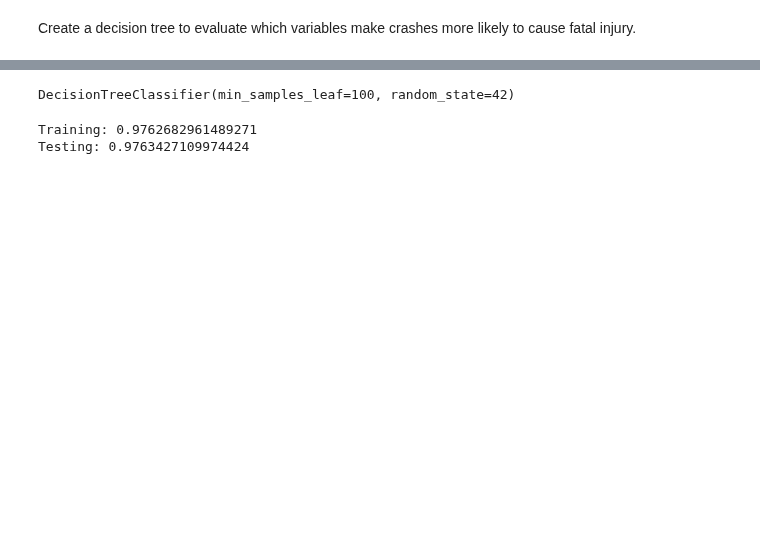
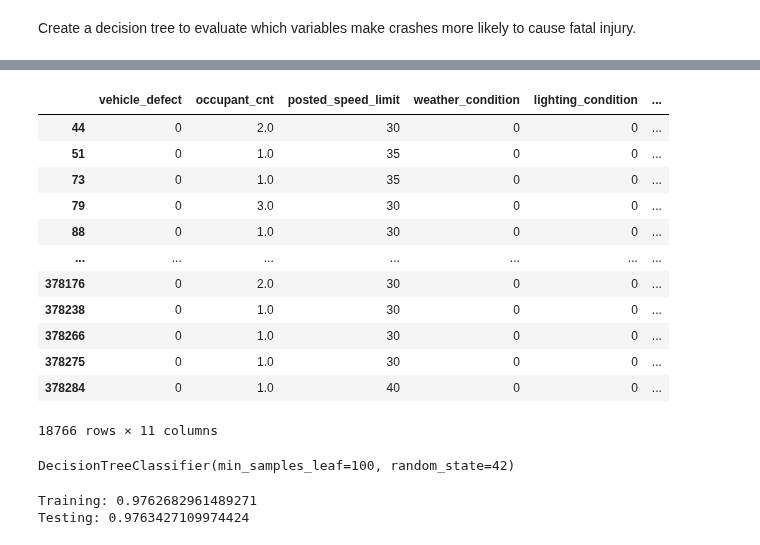
Before and after one commit to Jmanitou/Chicago_Car_Crash_Analysis, a Jupyter notebook: Chicago_Car_Crash.ipynb, the cells around one changed output, grey strips where cells are left out. Drawn from its saved outputs; the diff is of its cells as text; code cells hidden in the pictures; blank space fills up the shorter version.

```diff
--- a/Chicago_Car_Crash.ipynb
+++ b/Chicago_Car_Crash.ipynb
@@ -261,11 +332,10 @@ heatmap.set_title('Correlation Heatmap', fontdict={'fontsize':12}, pad=12);
 Create a decision tree to evaluate which variables make crashes more likely to cause fatal injury.
 # %%
 #Train-Test Split
+
 X = df_accidents.select_dtypes(exclude=['object'])
 X = X.drop(columns='serious_injury')
-#columns dropped either for no relation to our target, not able to advice in changing like vehicle year,
-#or track the same variables as our target
-X = X.drop(columns=['unnamed: 0', 'crash_date', 'unit_no', 'num_units', 'injuries_total', 'vehicle_year'])
+X = X.drop(columns=['unnamed: 0', 'crash_date', 'unit_no', 'num_units', 'injuries_total', 'crash_type', 'vehicle_year'])
 y = df_accidents['serious_injury']
 
 X_train, X_test, y_train, y_test = train_test_split(X, y, stratify=y, random_state=2)
@@ -279,3 +350,19 @@ Name: serious_injury, dtype: int64
+# %%
+X
+# %% [output]
+|  | vehicle_defect | occupant_cnt | posted_speed_limit | weather_condition | lighting_condition | ... |
+| 44 | 0 | 2.0 | 30 | 0 | 0 | ... |
+| 51 | 0 | 1.0 | 35 | 0 | 0 | ... |
+| 73 | 0 | 1.0 | 35 | 0 | 0 | ... |
+| 79 | 0 | 3.0 | 30 | 0 | 0 | ... |
+| 88 | 0 | 1.0 | 30 | 0 | 0 | ... |
+| ... | ... | ... | ... | ... | ... | ... |
+| 378176 | 0 | 2.0 | 30 | 0 | 0 | ... |
+| 378238 | 0 | 1.0 | 30 | 0 | 0 | ... |
+| 378266 | 0 | 1.0 | 30 | 0 | 0 | ... |
+| 378275 | 0 | 1.0 | 30 | 0 | 0 | ... |
+| 378284 | 0 | 1.0 | 40 | 0 | 0 | ... |
+18766 rows × 11 columns
 # %%
 tree_clf = DecisionTreeClassifier(random_state=42, min_samples_leaf=100)
 tree_clf.fit(X_train, y_train)
```
Also changed, not shown: parts of 66 cells of this notebook.
